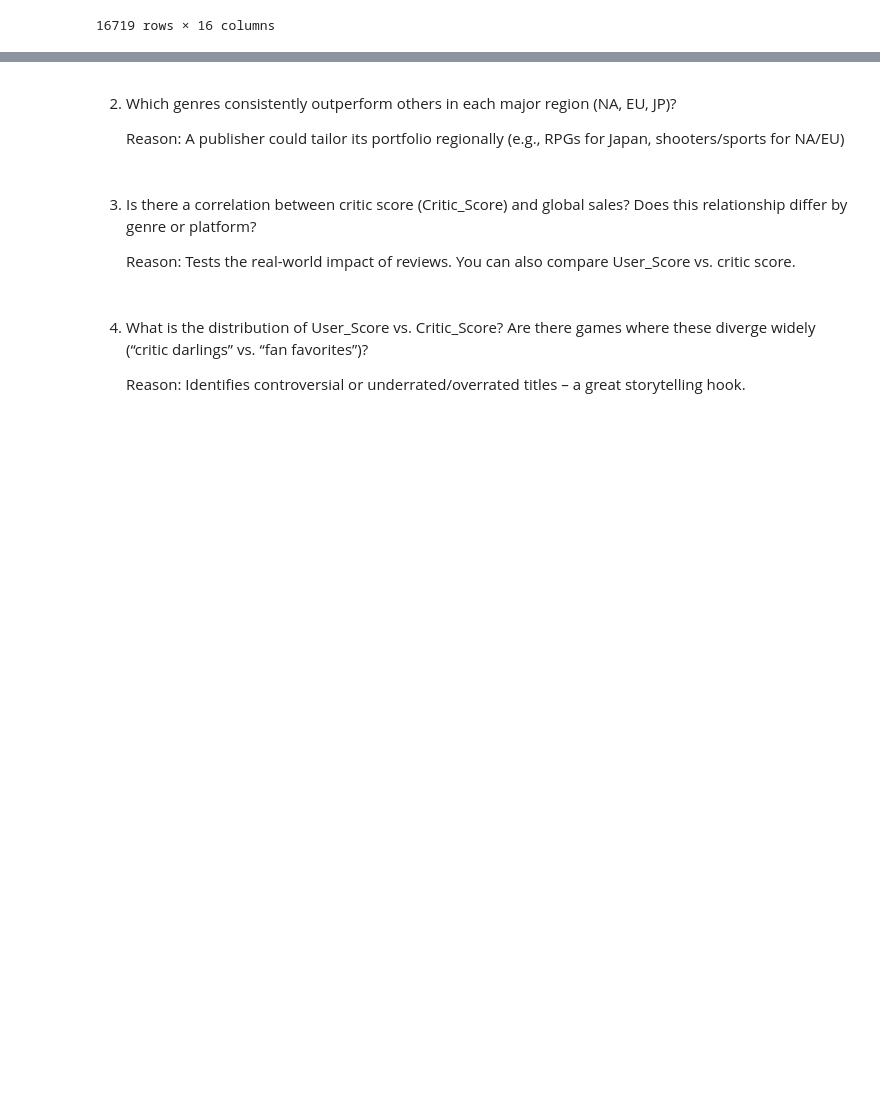
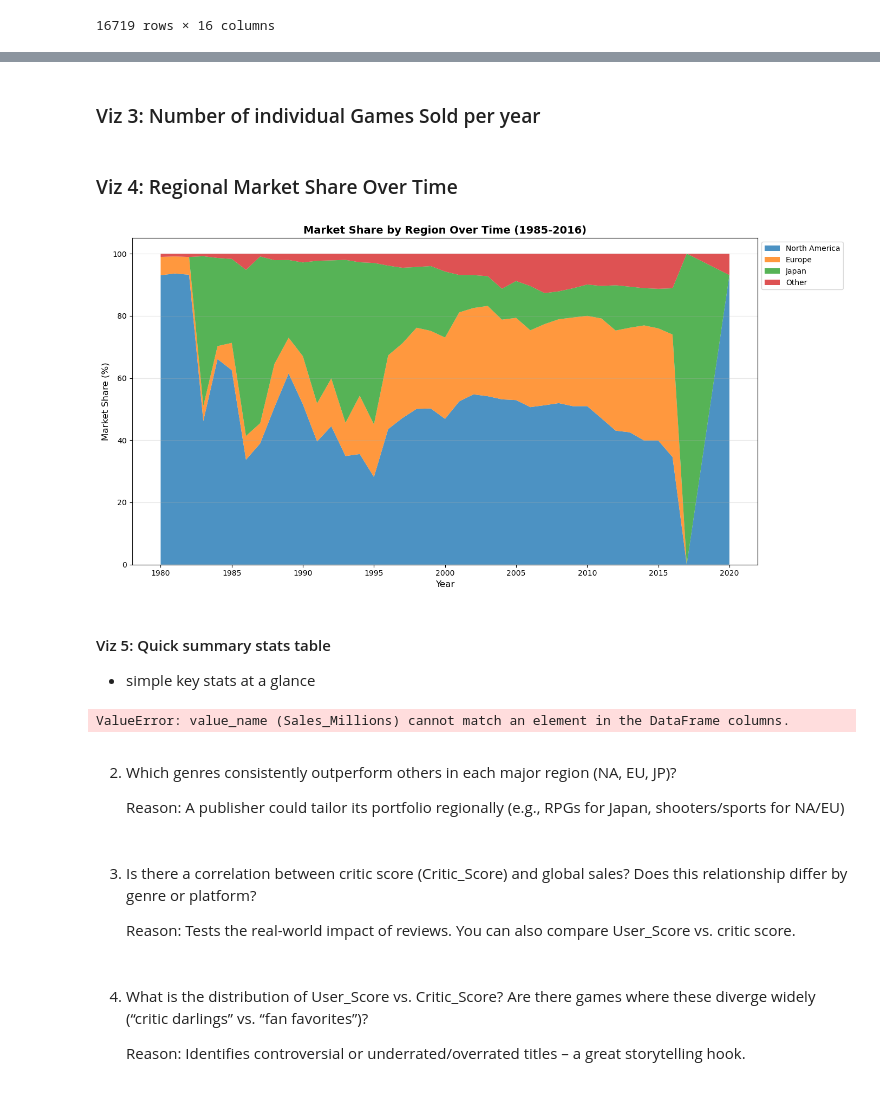
Before and after one commit to RacerBeats/DATA_ANALYTICS_FINAL_PROJ, a Jupyter notebook: Gaming sales project/game_analysis.ipynb, the cells around one changed output, grey strips where cells are left out. Cells and saved outputs as stored; diff of their text form; code cells hidden in the pictures; blank space fills up the shorter version.

```diff
--- a/Gaming sales project/game_analysis.ipynb
+++ b/Gaming sales project/game_analysis.ipynb
@@ -138,3 +174,59 @@ Here, we can observe two things: We see two massive spikes around 1984 - 1986, a
+# %% [markdown]
+### Viz 3: Number of individual Games Sold per year
+# %% [markdown]
+### Viz 4: Regional Market Share Over Time
+# %%
+# Step 1: Group by Year and Region to get total sales per region per year
+region_year = valid_data.groupby(['Year_of_Release', 'Region'])['Sales_Millions'].sum().reset_index()
+
+# Step 2: Calculate total sales per year (all regions combined)
+year_total = region_year.groupby('Year_of_Release')['Sales_Millions'].sum().reset_index()
+year_total.rename(columns={'Sales_Millions': 'Year_Total'}, inplace=True)
+
+# Step 3: Merge and compute percentage share
+region_year = region_year.merge(year_total, on='Year_of_Release')
+region_year['Share_Percent'] = (region_year['Sales_Millions'] / region_year['Year_Total']) * 100
+
+# Step 4: Pivot for plotting (years as rows, regions as columns)
+pivot_share = region_year.pivot(index='Year_of_Release', columns='Region', values='Share_Percent').fillna(0)
+
+# Step 5: Create stacked area plot
+plt.figure(figsize=(14, 7))
+regions = ['North America', 'Europe', 'Japan', 'Other']  # adjust names as they appear in your data
+
+# Extract data for each region (if they exist)
+stack_data = [pivot_share[r] for r in regions if r in pivot_share.columns]
+plt.stackplot(pivot_share.index, *stack_data, labels=regions, alpha=0.8)
+
+plt.title('Market Share by Region Over Time (1985-2016)', fontsize=14, fontweight='bold')
+plt.xlabel('Year', fontsize=12)
+plt.ylabel('Market Share (%)', fontsize=12)
+plt.legend(loc='upper left', bbox_to_anchor=(1, 1))
+plt.grid(True, alpha=0.3, axis='y')
+plt.tight_layout()
+plt.show()
+# %% [output]
+[figure, added]
+# %% [markdown]
+#### Viz 5: Quick summary stats table
+- simple key stats at a glance
+# %%
+# Viz 5: Quick summary stats using the melted dataframe from previous cells
+print("Global Sales Statistics:")
+print("-" * 40)
+
+for region in df_melted_temp['Region'].unique():
+    region_data = df_melted_temp[df_melted_temp['Region'] == region]
+    print(f"{region}:")
+    total_sales = region_data['Sales_Millions'].dropna().sum()
+    peak_year_region = region_data.loc[region_data['Sales_Millions'].idxmax(), 'Year_of_Release'] if not region_data['Sales_Millions'].isna().all() else None
+    print(f"  Total: ${total_sales:.1f}M")
+    if peak_year_region is not None:
+        print(f"  Peak Year: {peak_year_region:.0f}")
+
+print("\n" + "-" * 40)
+# %% [output]
+ValueError: value_name (Sales_Millions) cannot match an element in the DataFrame columns.
 # %% [markdown]
 2. Which genres consistently outperform others in each major region (NA, EU, JP)?
 
```
Also changed, not shown: parts of 9 cells of this notebook, 2 other files.
